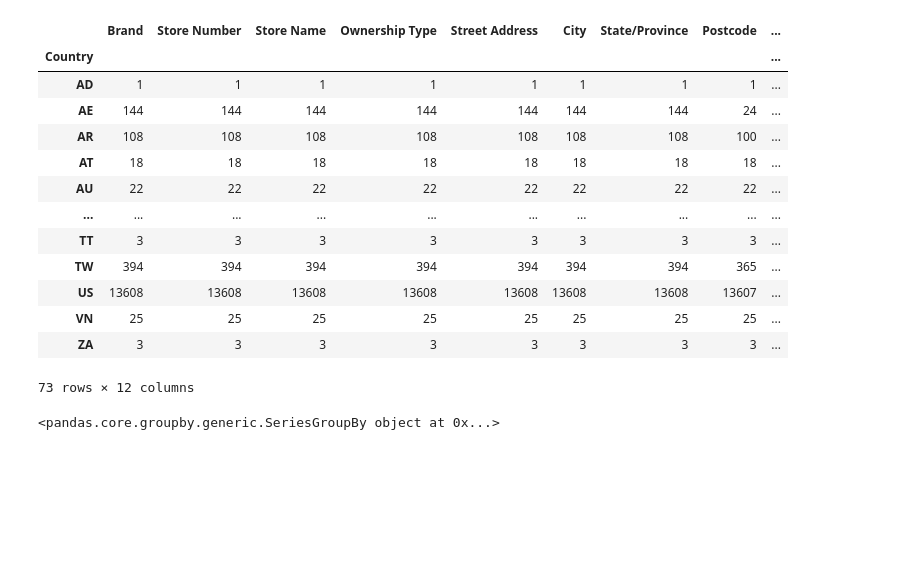
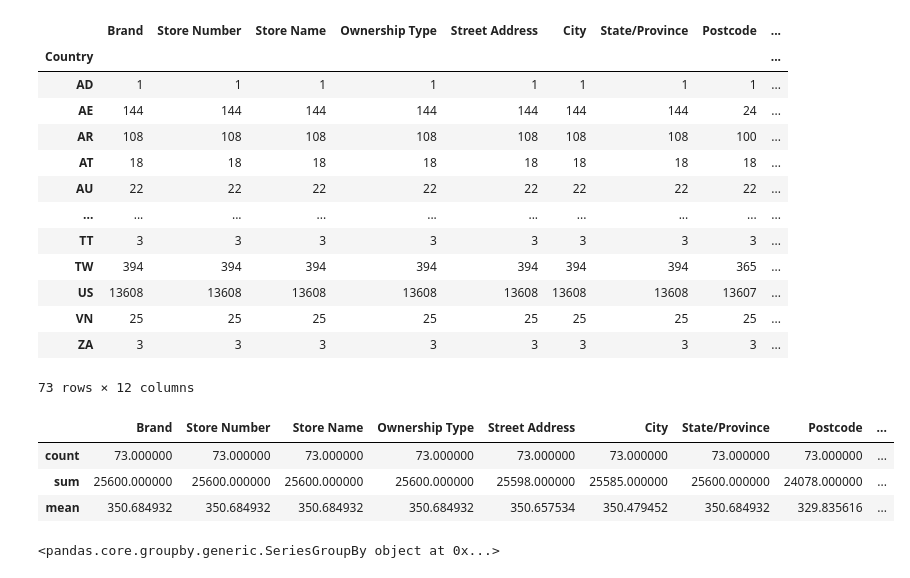
Before and after one commit to ymzhang-cs/Learning-Notes, a Jupyter notebook: Pandas/07-groupby.ipynb, the cells around one changed output. Drawn from its saved outputs; the diff is of its cells as text; code cells hidden in the pictures; blank space fills up the shorter version.

```diff
--- a/Pandas/07-groupby.ipynb
+++ b/Pandas/07-groupby.ipynb
@@ -55,6 +55,13 @@ grouped.count()
 | VN | 25 | 25 | 25 | 25 | 25 | 25 | 25 | 25 | ... |
 | ZA | 3 | 3 | 3 | 3 | 3 | 3 | 3 | 3 | ... |
 73 rows × 12 columns
+# %%
+grouped.count().agg(['count', 'sum', 'mean'])
+# %% [output]
+|  | Brand | Store Number | Store Name | Ownership Type | Street Address | City | State/Province | Postcode | ... |
+| count | 73.000000 | 73.000000 | 73.000000 | 73.000000 | 73.000000 | 73.000000 | 73.000000 | 73.000000 | ... |
+| sum | 25600.000000 | 25600.000000 | 25600.000000 | 25600.000000 | 25598.000000 | 25585.000000 | 25600.000000 | 24078.000000 | ... |
+| mean | 350.684932 | 350.684932 | 350.684932 | 350.684932 | 350.657534 | 350.479452 | 350.684932 | 329.835616 | ... |
 # %%
 grouped['Brand']
 # %% [output]
```
Also changed, not shown: parts of 7 cells of this notebook, 2 other files.
